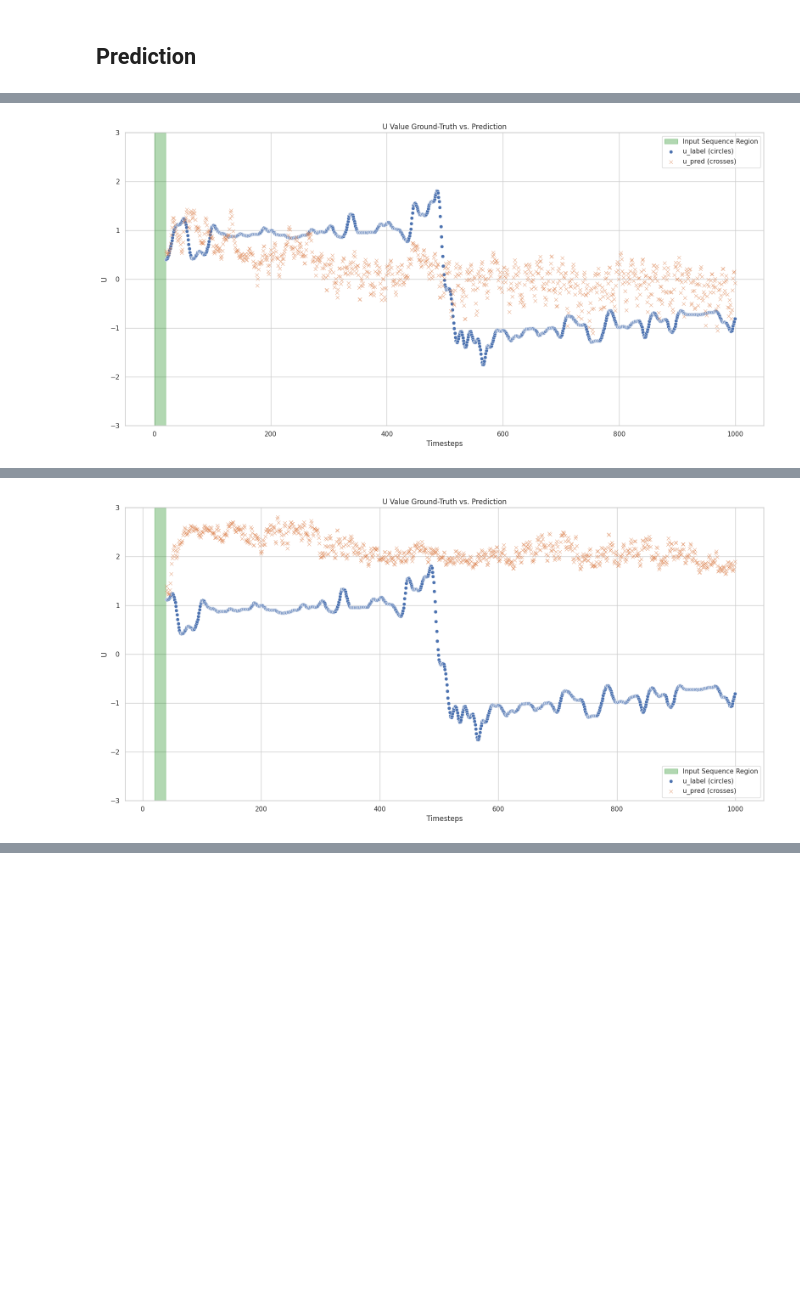
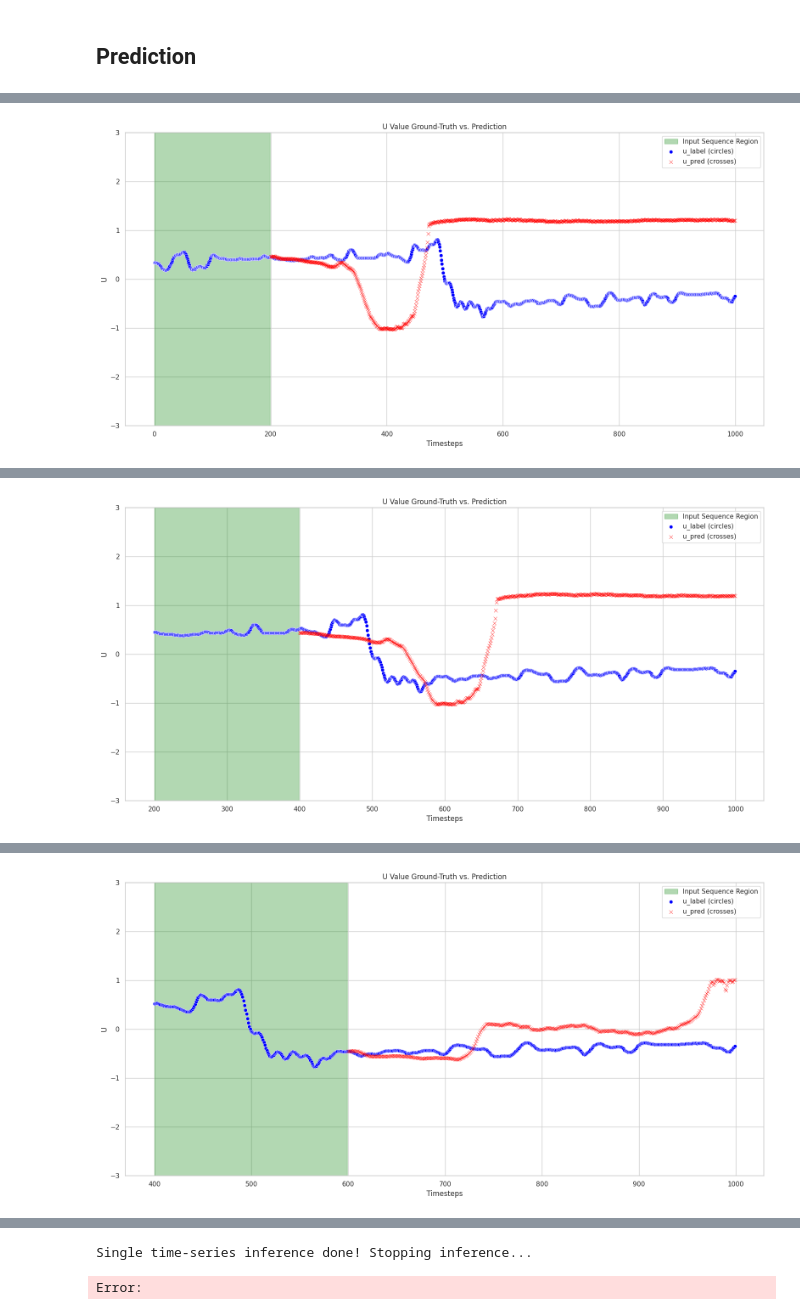
Before and after one commit to MrAliTheGreat/JetReversalAnalysis, a Jupyter notebook: prediction.ipynb, the cells around one changed output, grey strips where cells are left out. Cells and saved outputs as stored; diff of their text form; code cells hidden in the pictures; blank space fills up the shorter version.

```diff
--- a/prediction.ipynb
+++ b/prediction.ipynb
@@ -22,6 +23,9 @@ with open("./params.json", mode = "r", encoding = "utf-8") as f:
     input_window_length = data["input_window_length"]
     input_features = data["input_features"]
     label_features = data["label_features"]
+
+    # Usually window_stride = 1 since we want to check each input window
+    window_stride = 20
 # %%
 class PositionalEncoding(torch.nn.Module):
     def __init__(self, d_model, dropout, max_len):
@@ -134,6 +138,3 @@ df = df.with_columns(
 df = df.sample(n = len(df), with_replacement = False, shuffle = True, seed = seed_val)
 # %%
 df_test = df[int(len(df) * 0.9):]
-df_test = df_test.select(
-    (pl.col("*") - pl.col("*").list.mean()) / pl.col("*").list.std()
-)
@@ -235,5 +229,7 @@ shape: (147_000, 2)
 # %%
-df_test = timeseries_df_test
+# All-in-one-go
 
-%reset_selective -f "^timeseries_df_test$"
-%reset_selective -f "^df$"
+# df_test = timeseries_df_test
+
+# %reset_selective -f "^timeseries_df_test$"
+# %reset_selective -f "^df$"
@@ -263,21 +332,34 @@ TimeSeriesTransformer(
 )
 # %%
 test_loss = 0.0
+# test_progress_bar = tqdm(
+#     range(num_single_sample_timesteps - input_window_length)
+# )
 test_progress_bar = tqdm(
-    range(num_single_sample_timesteps)
+    data_loader_test
 )
 
 criterion = torch.nn.MSELoss()
 plot_counter = 0
 
 with torch.no_grad():
-    for i in test_progress_bar:
-        batch_x = torch.Tensor(df_test[i, "X"]).unsqueeze(0).to(device)
-        batch_y = torch.Tensor(df_test[i, "Y"]).unsqueeze(0).to(device)
+    for  i, (batch_x, batch_y, x_labels) in enumerate(test_progress_bar):
+        # batch_x = torch.Tensor(df_test[i, "X"]).unsqueeze(0).to(device)
+        # batch_y = torch.Tensor(df_test[i, "Y"]).unsqueeze(0).to(device)
+        if(i == len(range(0, num_single_sample_timesteps - input_window_length, window_stride))):
+            print("\n\nSingle time-series inference done! Stopping inference...")
+            break
+
+        # Since we are not using batches we have to expand first dim so that one data point is considered a batch of size 1
+        # Everything expects batches! --> unsqueeze(0) is like expand_dims(axis = 0)
+        batch_x = batch_x.unsqueeze(0).to(device)
+        batch_y = batch_y.unsqueeze(0).to(device)
+
         outputs = []
         decoder_input = torch.zeros(batch_y.shape[0], 1, len(label_features)).to(device)
+        full_mask = model.transformer.generate_square_subsequent_mask(batch_y.shape[1]).to(device)
         for t in range(batch_y.shape[1]):
-            tgt_mask = model.transformer.generate_square_subsequent_mask(decoder_input.shape[1]).to(device)
+            tgt_mask = full_mask[:t + 1, :t + 1]
             out = model(
                 batch_x,
                 decoder_input,
@@ -295,8 +377,12 @@ with torch.no_grad():
 
         if(plot_counter % input_window_length == 0):
             x = list(range(num_single_sample_timesteps))
-            u_label = batch_y[:, :, 0].cpu()[0]
-            u_pred = pred[:, :, 0].cpu()[0]
+
+            u_idx = label_features.index("u_list")
+
+            u_label = batch_y[:, :, u_idx].cpu()[0]
+            u_pred = pred[:, :, u_idx].cpu()[0]
+            u_x_labels = x_labels[:, u_idx]
 
             sns.set_theme(style = "whitegrid")
             fig, ax = plt.subplots(figsize = (16, 8))
@@ -310,10 +396,18 @@ with torch.no_grad():
                 label = "Input Sequence Region"
             )
             sns.scatterplot(
+                x = x[plot_counter : plot_counter + input_window_length],
+                y = u_x_labels,
+                marker = "o",
+                label = "u_label (circles)",
+                color = "blue",
+                ax = ax
+            )
+            sns.scatterplot(
                 x = x[(input_window_length + plot_counter):],
                 y = u_label,
                 marker = "o",
-                label = "u_label (circles)",
+                color = "blue",
                 ax = ax
             )
             sns.scatterplot(
@@ -321,6 +415,7 @@ with torch.no_grad():
                 y = u_pred,
                 marker = "x",
                 label = "u_pred (crosses)",
+                color = "red",
                 ax = ax
             )
 
@@ -342,6 +437,6 @@ with torch.no_grad():
                 print(f"Output Timestep {plot_counter + input_window_length + i + 1}: Input Timesteps {top_k_indices + plot_counter + 1} with scores {[f'{score:.5f}' for score in top_k_scores]}")
 
 
-        plot_counter += 1
+        plot_counter += window_stride
 # %% [output]
-[figure, old version]
+[figure, new version]
@@ -368 +463 @@ Output Timestep 40: Input Timesteps [20 19 18 17  1  2 16  3  4 14] with scores
-[figure, old version]
+[figure, new version]
@@ -388,0 +484 @@ Output Timestep 60: Input Timesteps [40 39 38 37 21 22 23 24 33 32] with scores
+[figure, added]
@@ -388,0 +526,2 @@ Output Timestep 60: Input Timesteps [40 39 38 37 21 22 23 24 33 32] with scores
+Single time-series inference done! Stopping inference...
+Error:
```
Also changed, not shown: parts of 9 cells of this notebook, 13 other files.
